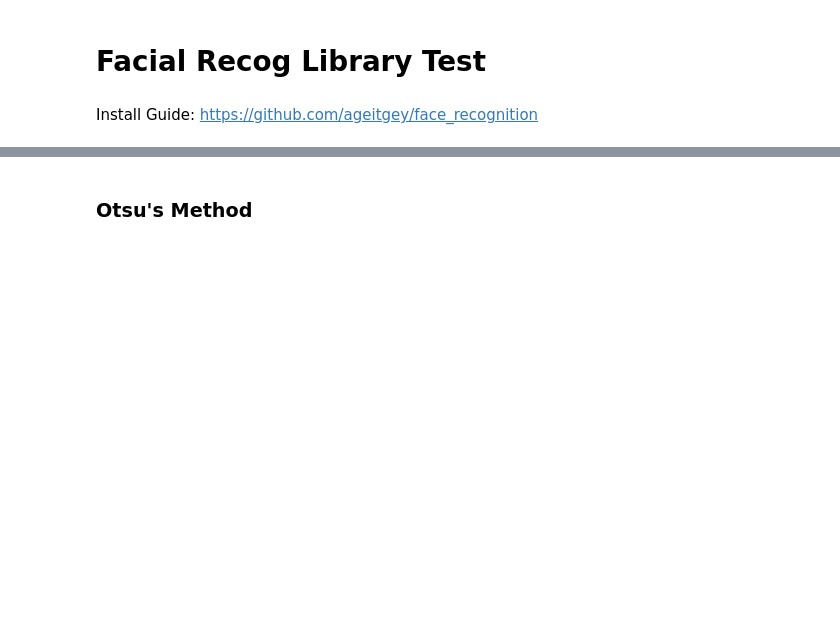
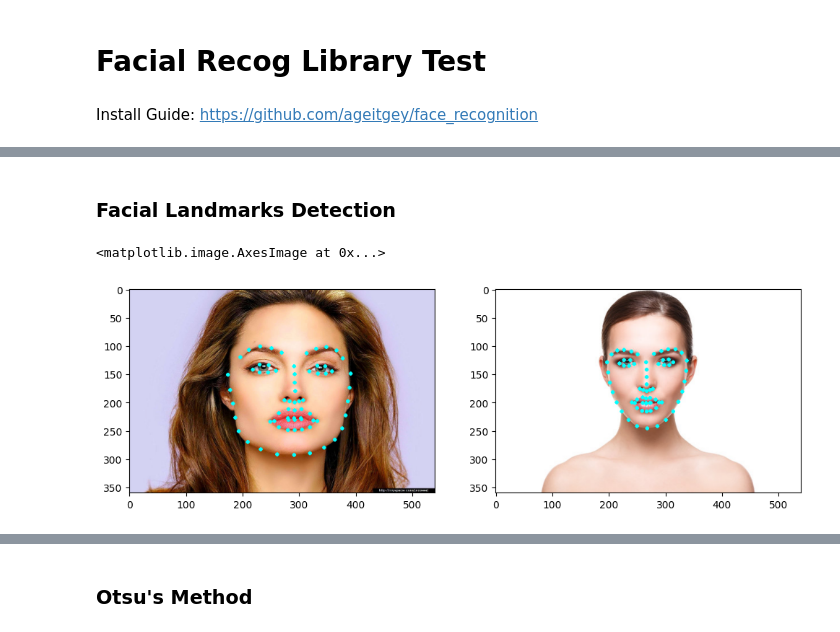
Before and after one commit to AakashR13/Digital_Makeup_Generation, a Jupyter notebook: main.ipynb, the cells around one changed output, grey strips where cells are left out. Saved outputs shown, nothing was run; the diff lists cells and outputs as text; code cells hidden in the pictures; blank space fills up the shorter version.

```diff
--- a/main.ipynb
+++ b/main.ipynb
@@ -53,0 +39,49 @@ Number of Landmarks: 12
+# %% [markdown]
+### Facial Landmarks Detection
+# %%
+# get the face landmarks of both faces
+trgt_img = face_recognition.load_image_file("Facial_Recog_test/face_target.jpg")
+ref_img = face_recognition.load_image_file("Facial_Recog_test/face_ref.jpg")
+
+trgt_img = cv2.resize(trgt_img, (ref_img.shape[1], ref_img.shape[0]))
+
+trgt_img_landmarks = face_recognition.face_landmarks(trgt_img)
+ref_img_landmarks = face_recognition.face_landmarks(ref_img)
+
+trgt_img_landmarks_np = np.empty((0,2), dtype=int)
+ref_img_landmarks_np = np.empty((0,2), dtype=int)
+
+for face_landmarks in trgt_img_landmarks:
+    for facial_feature in face_landmarks.keys():
+        trgt_img_landmarks_np = np.append(trgt_img_landmarks_np, face_landmarks[facial_feature], axis=0)
+
+for face_landmarks in ref_img_landmarks:
+    for facial_feature in face_landmarks.keys():
+        ref_img_landmarks_np = np.append(ref_img_landmarks_np, face_landmarks[facial_feature], axis=0)
+
+# draw landmarks over the face
+
+pil_image1 = Image.fromarray(trgt_img)
+pil_image2 = Image.fromarray(ref_img)
+
+d1 = ImageDraw.Draw(pil_image1)
+d2 = ImageDraw.Draw(pil_image2)
+
+for point in trgt_img_landmarks_np:
+    x1, y1 = point[0] - 3, point[1] - 3
+    x2, y2 = point[0] + 3, point[1] + 3
+    d1.ellipse((x1, y1, x2, y2), fill=(0, 255, 255), width=2)
+
+for point in ref_img_landmarks_np:
+    x1, y1 = point[0] - 3, point[1] - 3
+    x2, y2 = point[0] + 3, point[1] + 3
+    d2.ellipse((x1, y1, x2, y2), fill=(0, 255, 255), width=2)
+
+plt.figure(figsize=(12,12))
+plt.subplot(121)
+plt.imshow(pil_image1)
+plt.subplot(122)
+plt.imshow(pil_image2)
+# %% [output]
+<matplotlib.image.AxesImage at 0x...>
+[figure, added]
```
Also changed, not shown: parts of 7 cells of this notebook, 3 other files.
